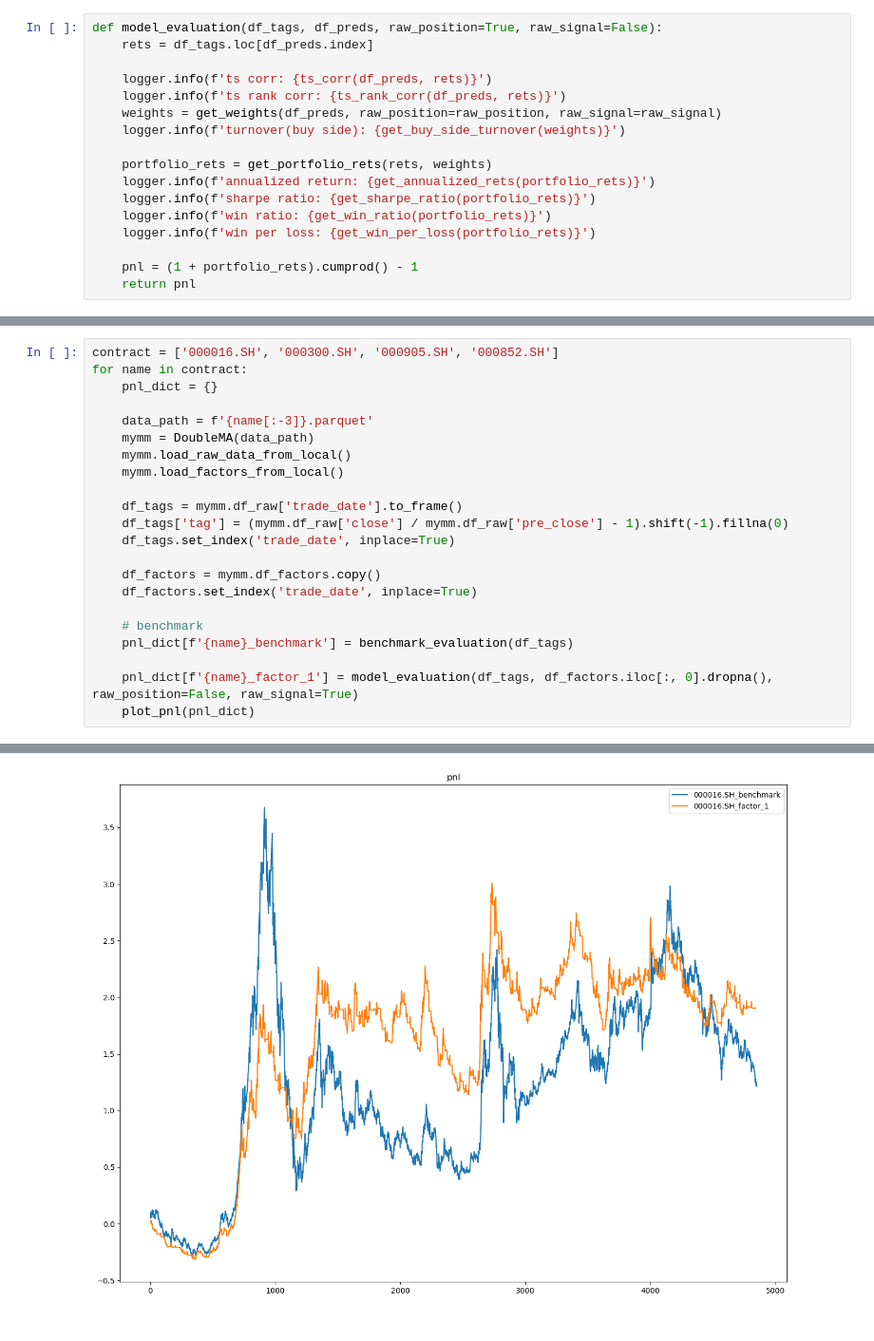
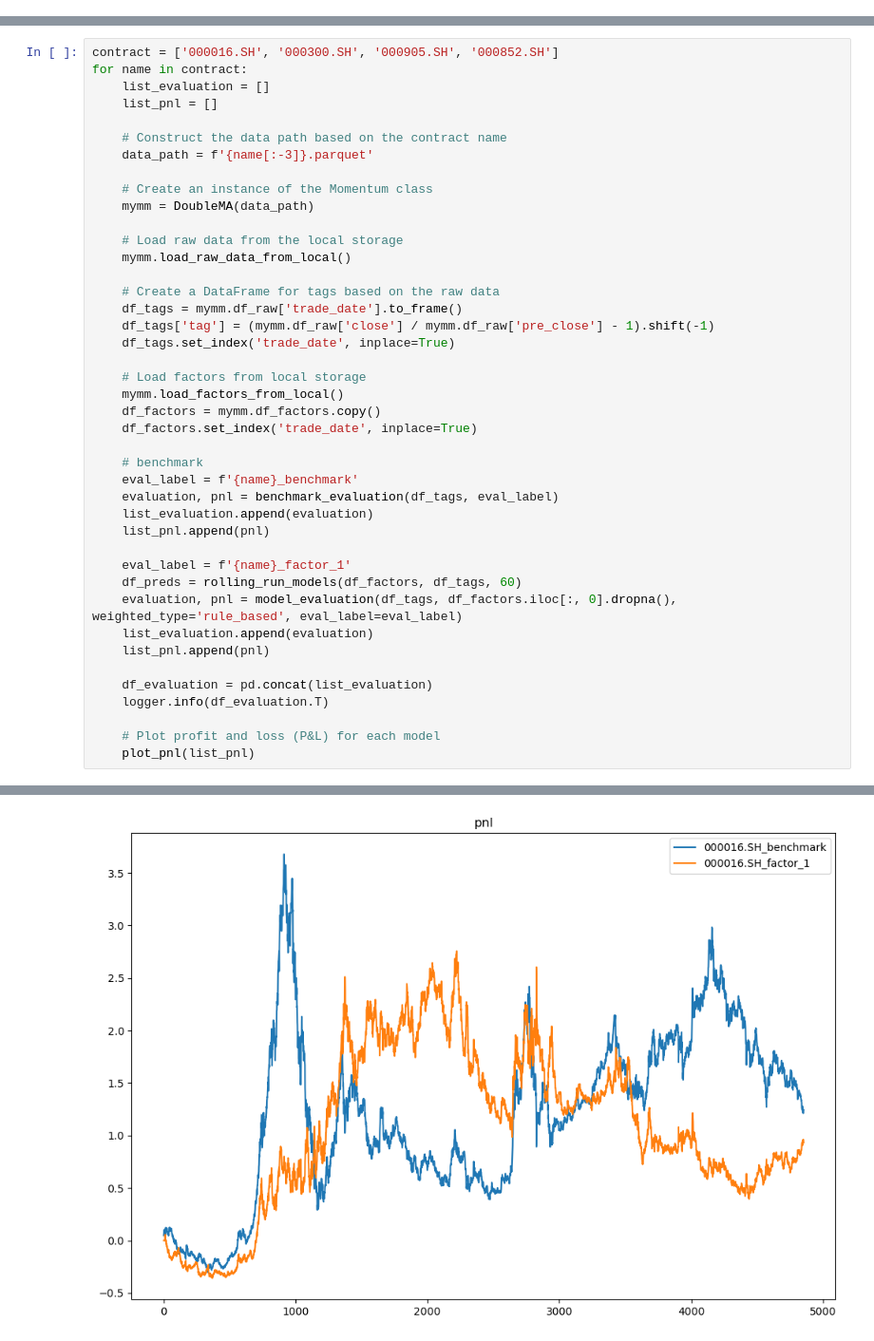
Before and after one commit to hjzgithub/HappyQuantTest, a Jupyter notebook: happyquant/factor_test.ipynb, the cells around one changed output, grey strips where cells are left out. Shown at 95% size. Saved outputs shown, nothing was run; the diff lists cells and outputs as text.

```diff
--- a/happyquant/factor_test.ipynb
+++ b/happyquant/factor_test.ipynb
@@ -41,17 +33,0 @@ def benchmark_evaluation(df_tags):
-# %%
-def model_evaluation(df_tags, df_preds, raw_position=True, raw_signal=False):
-    rets = df_tags.loc[df_preds.index]
-
-    logger.info(f'ts corr: {ts_corr(df_preds, rets)}')
-    logger.info(f'ts rank corr: {ts_rank_corr(df_preds, rets)}')
-    weights = get_weights(df_preds, raw_position=raw_position, raw_signal=raw_signal)
-    logger.info(f'turnover(buy side): {get_buy_side_turnover(weights)}')
-
-    portfolio_rets = get_portfolio_rets(rets, weights)
-    logger.info(f'annualized return: {get_annualized_rets(portfolio_rets)}')
-    logger.info(f'sharpe ratio: {get_sharpe_ratio(portfolio_rets)}')
-    logger.info(f'win ratio: {get_win_ratio(portfolio_rets)}')
-    logger.info(f'win per loss: {get_win_per_loss(portfolio_rets)}')
-
-    pnl = (1 + portfolio_rets).cumprod() - 1
-    return pnl
@@ -169,23 +294,43 @@ vol          494737.55  822661.44   732454.01   758240.02   596927.64
 # %%
 contract = ['000016.SH', '000300.SH', '000905.SH', '000852.SH']
 for name in contract:
-    pnl_dict = {}
+    list_evaluation = []
+    list_pnl = []
 
+    # Construct the data path based on the contract name
     data_path = f'{name[:-3]}.parquet'
+
+    # Create an instance of the Momentum class
     mymm = DoubleMA(data_path)
+
+    # Load raw data from the local storage
     mymm.load_raw_data_from_local()
-    mymm.load_factors_from_local()
 
+    # Create a DataFrame for tags based on the raw data
     df_tags = mymm.df_raw['trade_date'].to_frame()
-    df_tags['tag'] = (mymm.df_raw['close'] / mymm.df_raw['pre_close'] - 1).shift(-1).fillna(0)
+    df_tags['tag'] = (mymm.df_raw['close'] / mymm.df_raw['pre_close'] - 1).shift(-1)
     df_tags.set_index('trade_date', inplace=True)
 
+    # Load factors from local storage
+    mymm.load_factors_from_local()
     df_factors = mymm.df_factors.copy()
     df_factors.set_index('trade_date', inplace=True)
 
     # benchmark
-    pnl_dict[f'{name}_benchmark'] = benchmark_evaluation(df_tags)
+    eval_label = f'{name}_benchmark'
+    evaluation, pnl = benchmark_evaluation(df_tags, eval_label)
+    list_evaluation.append(evaluation)
+    list_pnl.append(pnl)
 
-    pnl_dict[f'{name}_factor_1'] = model_evaluation(df_tags, df_factors.iloc[:, 0].dropna(), raw_position=False, raw_signal=True)
-    plot_pnl(pnl_dict)
+    eval_label = f'{name}_factor_1'
+    df_preds = rolling_run_models(df_factors, df_tags, 60)
+    evaluation, pnl = model_evaluation(df_tags, df_factors.iloc[:, 0].dropna(), weighted_type='rule_based', eval_label=eval_label)
+    list_evaluation.append(evaluation)
+    list_pnl.append(pnl)
+
+    df_evaluation = pd.concat(list_evaluation)
+    logger.info(df_evaluation.T)
+
+    # Plot profit and loss (P&L) for each model
+    plot_pnl(list_pnl)
 # %% [output]
@@ -209 +393 @@ vol           8064653.0    14468180.0    16991334.0    13729419.0   10780427.0
-[figure, old version]
+[figure, new version]
```
Also changed, not shown: parts of 14 cells of this notebook, 5 other files.
